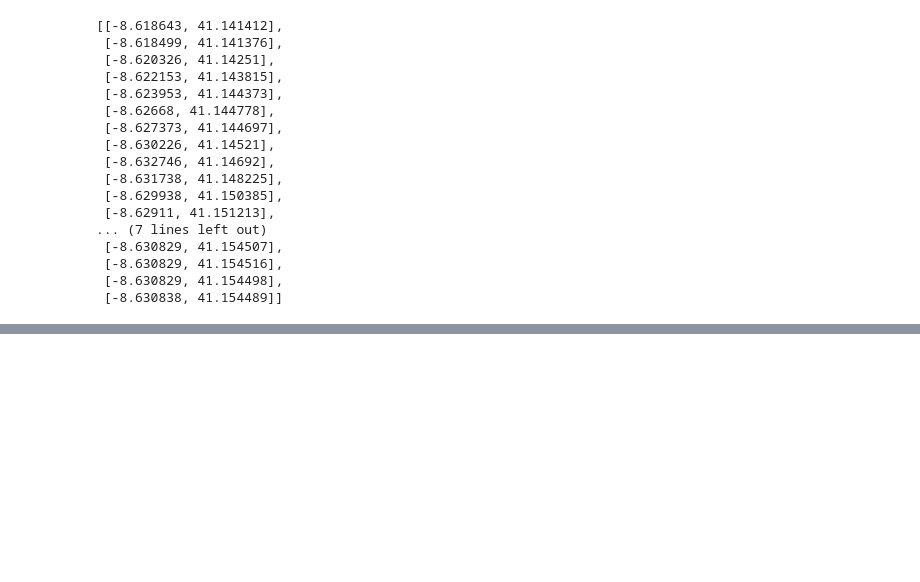
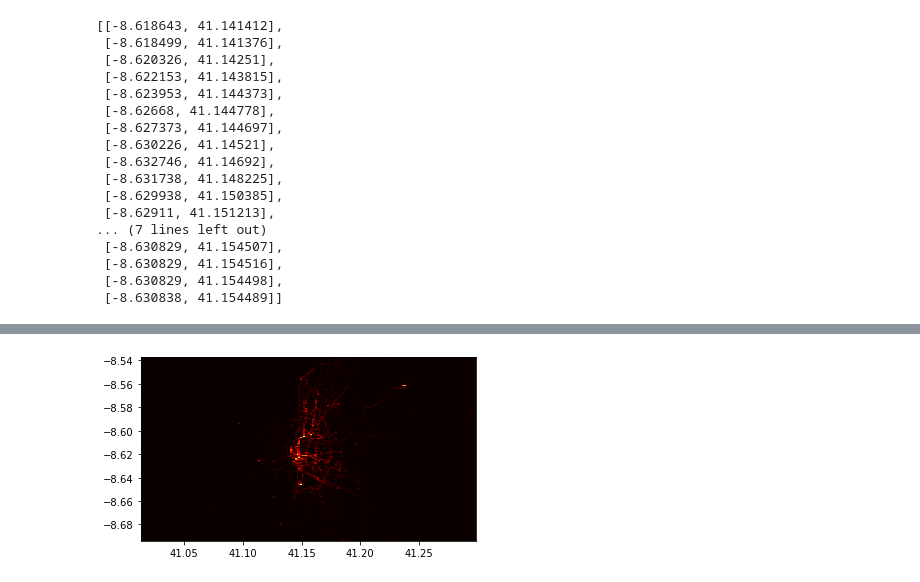
Before and after one commit to eylau-ucsd/cse151b-project, a Jupyter notebook: feature_engineering.ipynb, the cells around one changed output, grey strips where cells are left out. Cells and saved outputs as stored; diff of their text form; code cells hidden in the pictures; blank space fills up the shorter version.

```diff
--- a/feature_engineering.ipynb
+++ b/feature_engineering.ipynb
@@ -300,0 +269,21 @@ plt.show()
+# %%
+from tqdm import tqdm
+# this heatmap is weighted this time, so
+heatmat2 = np.zeros((num_lat_buckets, num_long_buckets))
+df_tr_no_missing = df_tr[df_tr["MISSING_DATA"] == False]
+for i in tqdm(range(len(df_tr_no_missing))):
+    row = df_tr_no_missing.iloc[i]
+    length = row["LEN"]
+    coords = get_coordinate_list(row)
+    for coord in coords:
+        lat = coord[0]
+        long = coord[1]
+        (lat_bucket, long_bucket) = get_bucket(lat, long)
+        try:
+            heatmat2[lat_bucket][long_bucket] += length
+        except IndexError: continue
+# %%
+plt.imshow(heatmat2, cmap='hot', interpolation='nearest', extent=[min_long, max_long, min_lat, max_lat])
+plt.show()
+# %% [output]
+[figure, added]
```
Also changed, not shown: parts of 14 cells of this notebook.
